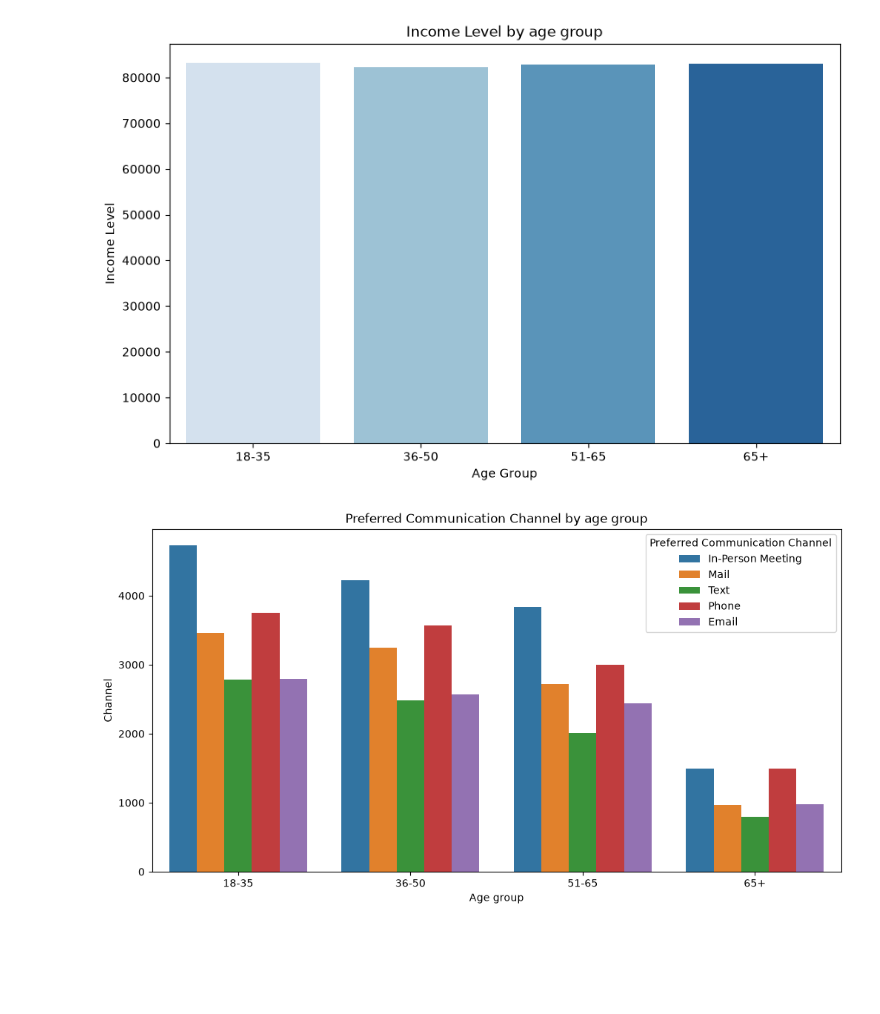
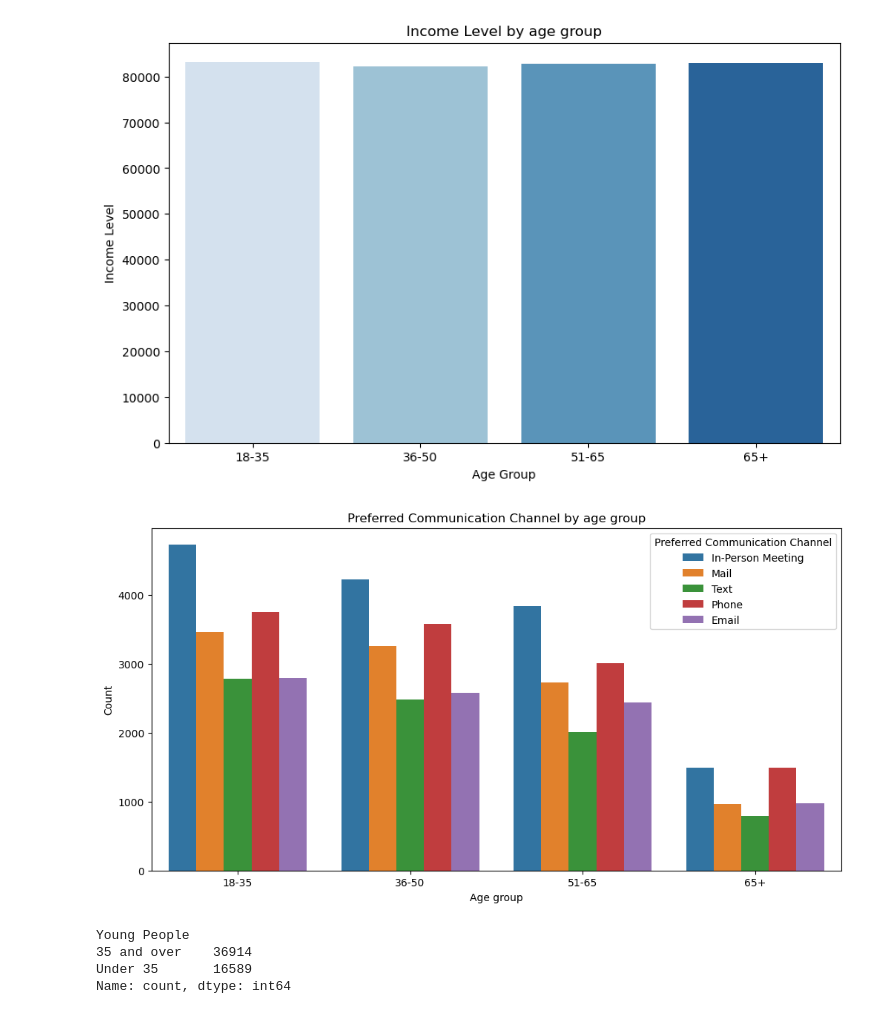
Before and after one commit to AdiGosw/Data_analysis, a Jupyter notebook: customer_segmentation/customer_segmentation.ipynb, the cells around one changed output. Cells and saved outputs as stored; diff of their text form; code cells hidden in the pictures; blank space fills up the shorter version.

```diff
--- a/customer_segmentation/customer_segmentation.ipynb
+++ b/customer_segmentation/customer_segmentation.ipynb
@@ -9,7 +10,12 @@ import pandas as pd
 import matplotlib.pyplot as plt
 import seaborn as sns
 # %%
-df = pd.read_csv("/home/adigo/data_analysis/Data_analysis/customer_segmentation/customer_segmentation_data.csv")
+# Windows file path
+file_path = "C:/Users/adigo/Desktop/Hobby/Data_analysis/customer_segmentation/customer_segmentation_data.csv"
+
+# Linux File path
+# file_path = "/home/adigo/data_analysis/Data_analysis/customer_segmentation/customer_segmentation_data.csv"
+df = pd.read_csv(file_path)
 df.head(10)
 # %% [output]
 |  | Customer ID | Age | Gender | Marital Status | Education Level | Geographic Information | Occupation | ... |
@@ -53,6 +60,9 @@ memory usage: 8.2 MB
 | 50% | 55858.000000 | 43.000000 | 80719.000000 | 477261.000000 | 3194.000000 |
 | 75% | 76096.000000 | 57.000000 | 115973.500000 | 739124.000000 | 4311.500000 |
 | max | 100000.000000 | 70.000000 | 149999.000000 | 1000000.000000 | 5000.000000 |
+# %%
+string_cols = df.select_dtypes(include='object').columns
+df[string_cols] = df[string_cols].apply(lambda col: col.str.strip())
 # %%
 df['Purchase History'] = pd.to_datetime(df['Purchase History'],errors='raise',format='mixed')
 df.head(10)
@@ -100,12 +110,21 @@ Passing `palette` without assigning `hue` is deprecated and will be removed in v
   sns.barplot(data=premium_by_age, x='Age Group',y='Income Level',palette='Blues')
 [figure]
 # %%
+# Preferred Communication Channel by age group
 plt.figure(figsize=(12,6))
 
 sns.countplot(data=df, x='Age Group', hue='Preferred Communication Channel')
 plt.title('Preferred Communication Channel by age group')
 plt.xlabel('Age group')
-plt.ylabel('Channel')
+plt.ylabel('Count')
 plt.show()
 # %% [output]
-[figure, old version]
+[figure, new version]
+# %%
+df['Young People'] = np.where(df['Age'] < 35, 'Under 35', '35 and over')
+print(df['Young People'].value_counts())
+# %% [output]
+Young People
+35 and over    36914
+Under 35       16589
+Name: count, dtype: int64
```
Also changed, not shown: parts of 5 cells of this notebook, 9 other files.
